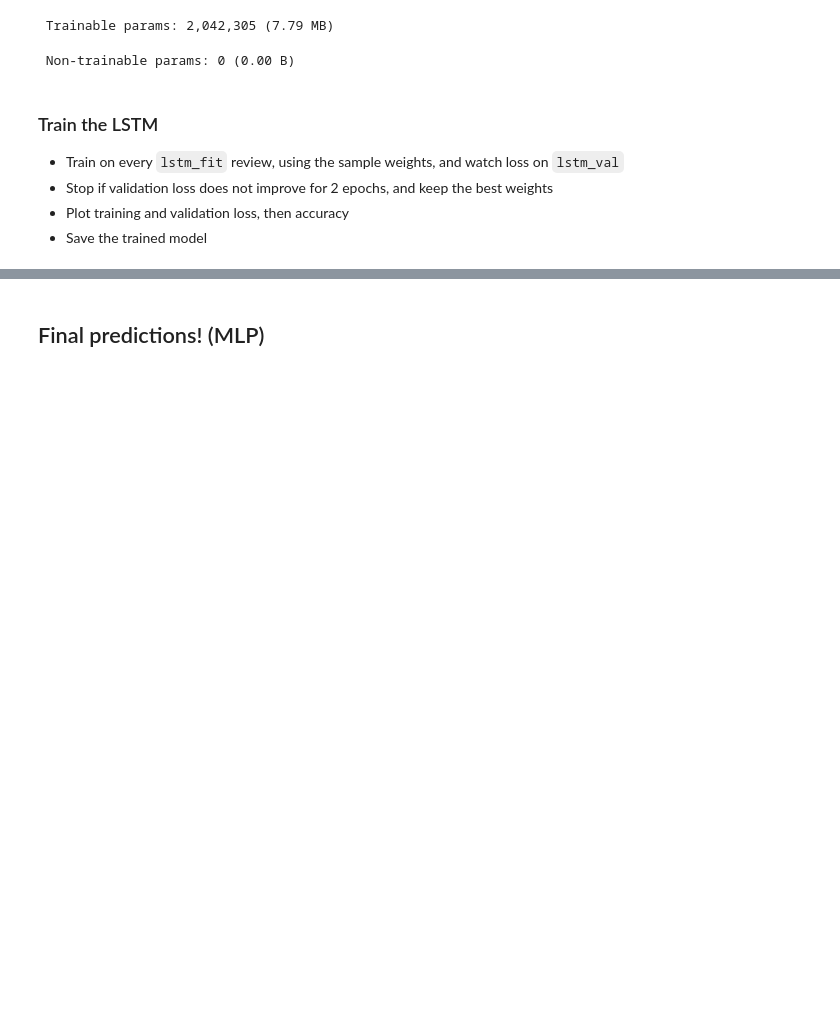
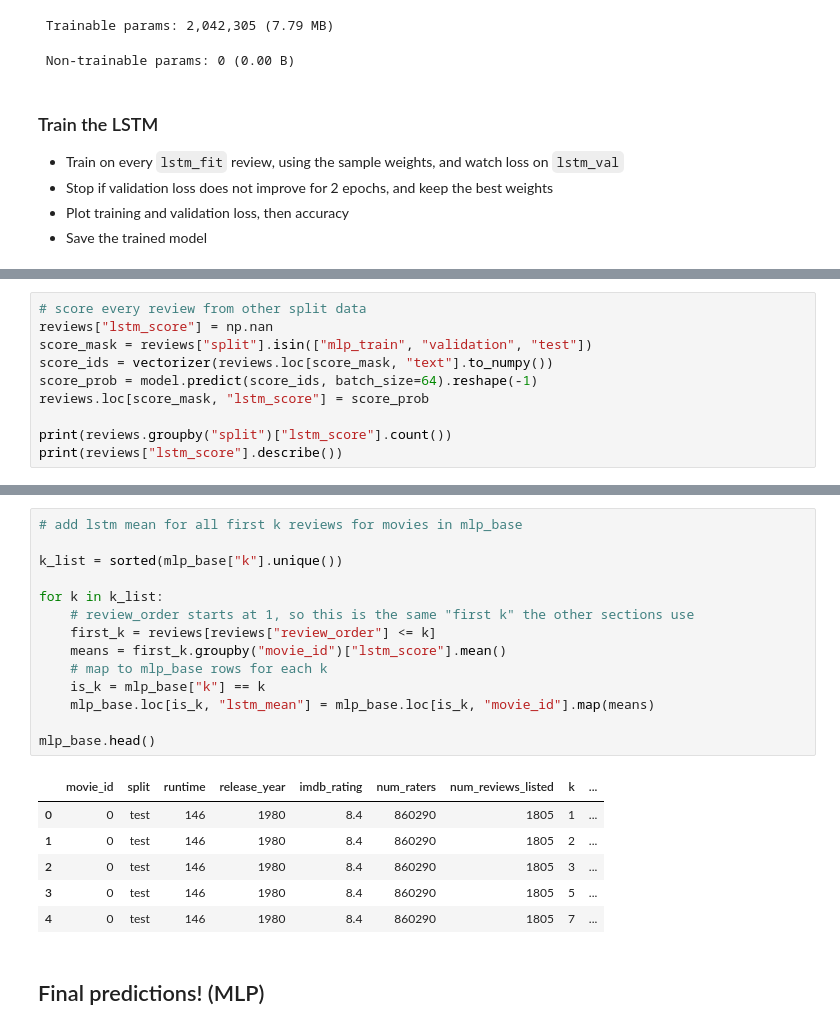
Before and after one commit to angml/ML2_Project, a Jupyter notebook: project_file.ipynb, the cells around one changed output, grey strips where cells are left out. Saved outputs shown, nothing was run; the diff lists cells and outputs as text; blank space fills up the shorter version.

```diff
--- a/project_file.ipynb
+++ b/project_file.ipynb
@@ -484,0 +549,10 @@ Epoch 5/10
+# %%
+# score every review from other split data
+reviews["lstm_score"] = np.nan
+score_mask = reviews["split"].isin(["mlp_train", "validation", "test"])
+score_ids = vectorizer(reviews.loc[score_mask, "text"].to_numpy())
+score_prob = model.predict(score_ids, batch_size=64).reshape(-1)
+reviews.loc[score_mask, "lstm_score"] = score_prob
+
+print(reviews.groupby("split")["lstm_score"].count())
+print(reviews["lstm_score"].describe())
@@ -485,2 +576,23 @@ Epoch 5/10
+# %%
+# add lstm mean for all first k reviews for movies in mlp_base
+
+k_list = sorted(mlp_base["k"].unique())
+
+for k in k_list:
+    # review_order starts at 1, so this is the same "first k" the other sections use
+    first_k = reviews[reviews["review_order"] <= k]
+    means = first_k.groupby("movie_id")["lstm_score"].mean()
+    # map to mlp_base rows for each k
+    is_k = mlp_base["k"] == k
+    mlp_base.loc[is_k, "lstm_mean"] = mlp_base.loc[is_k, "movie_id"].map(means)
+
+mlp_base.head()
+# %% [output]
+|  | movie_id | split | runtime | release_year | imdb_rating | num_raters | num_reviews_listed | k | ... |
+| 0 | 0 | test | 146 | 1980 | 8.4 | 860290 | 1805 | 1 | ... |
+| 1 | 0 | test | 146 | 1980 | 8.4 | 860290 | 1805 | 2 | ... |
+| 2 | 0 | test | 146 | 1980 | 8.4 | 860290 | 1805 | 3 | ... |
+| 3 | 0 | test | 146 | 1980 | 8.4 | 860290 | 1805 | 5 | ... |
+| 4 | 0 | test | 146 | 1980 | 8.4 | 860290 | 1805 | 7 | ... |
 # %% [markdown]
 ## Final predictions! (MLP)
```
Also changed, not shown: parts of 7 cells of this notebook.
